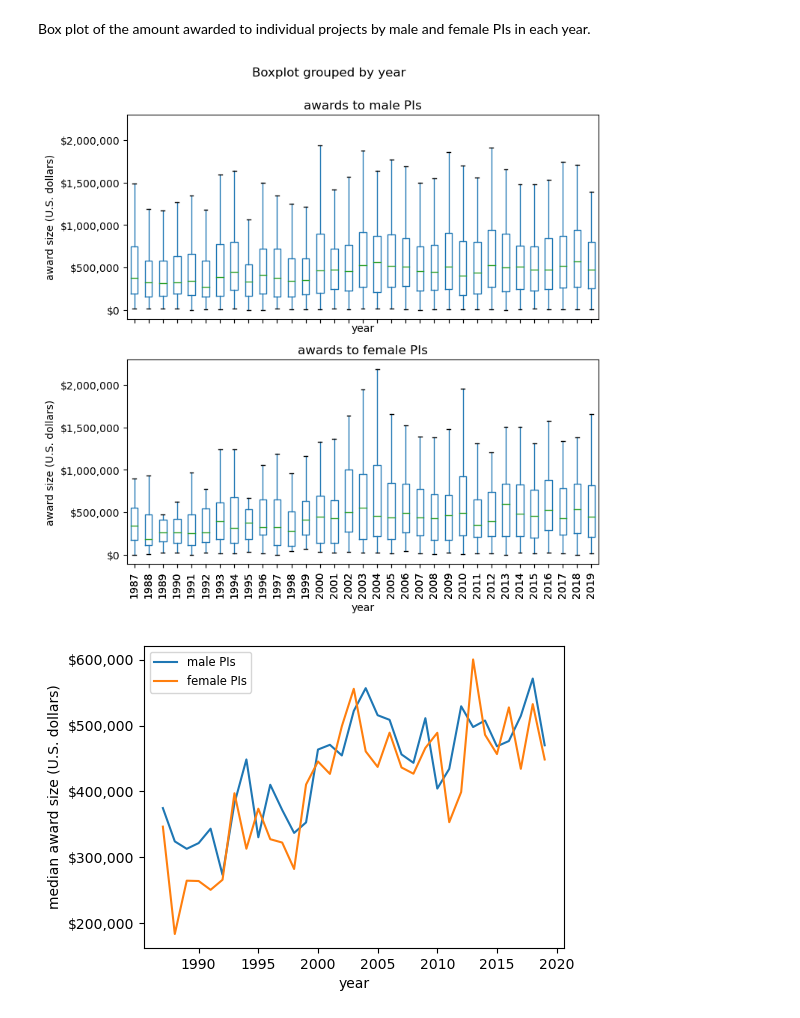
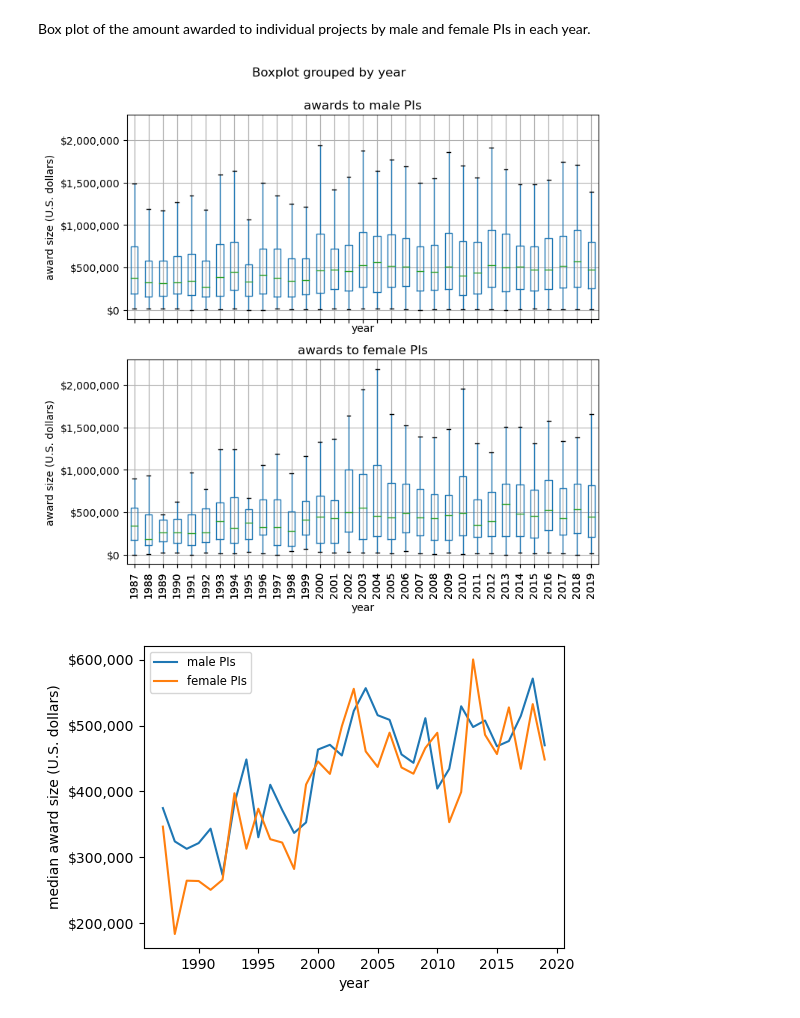
Before and after one commit to idlima/nsf-oce-gender, a Jupyter notebook: 05_analysis.ipynb, the cells around one changed output. Saved outputs shown, nothing was run; the diff lists cells and outputs as text; code cells hidden in the pictures.

```diff
--- a/05_analysis.ipynb
+++ b/05_analysis.ipynb
@@ -914,17 +948,17 @@ Box plot of the amount awarded to individual projects by male and female PIs in
 # %%
 awards_male['year'] = awards_male.StartDate.dt.year
 awards_female['year'] = awards_female.StartDate.dt.year
 fig, axs = plt.subplots(2, 1, sharex=True, sharey=True, figsize=(9,8))
-_ = awards_male.boxplot('tot_amount_adjusted', by='year', showfliers=False, rot=90, grid=False, ax=axs[0])
-_ = awards_female.boxplot('tot_amount_adjusted', by='year', showfliers=False, rot=90, grid=False, ax=axs[1])
+_ = awards_male.boxplot('tot_amount_adjusted', by='year', showfliers=False, rot=90, ax=axs[0])
+_ = awards_female.boxplot('tot_amount_adjusted', by='year', showfliers=False, rot=90, ax=axs[1])
 axs[0].set_title('awards to male PIs')
 axs[1].set_title('awards to female PIs')
 for n in range(2):
     _ = axs[n].yaxis.set_major_formatter(fmt)
     _ = axs[n].set(ylabel='award size (U.S. dollars)')
 fig.subplots_adjust(left=0.2)
 # %% [output]
-[figure, old version]
+[figure, new version]
 # %%
 median_award = pd.DataFrame({'male PIs': awards_male.groupby('year')['tot_amount_adjusted'].median(),
                              'female PIs': awards_female.groupby('year')['tot_amount_adjusted'].median()})
```
Also changed, not shown: parts of 16 cells of this notebook.
